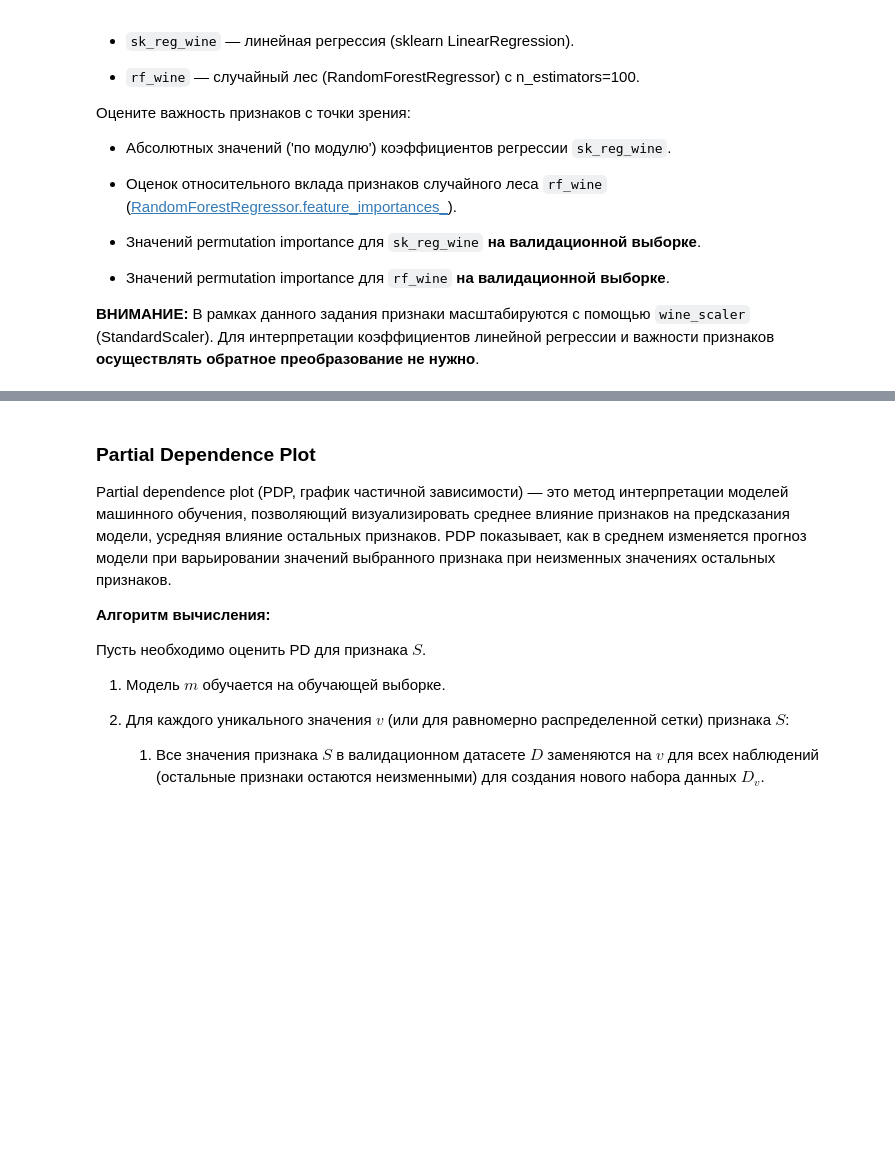
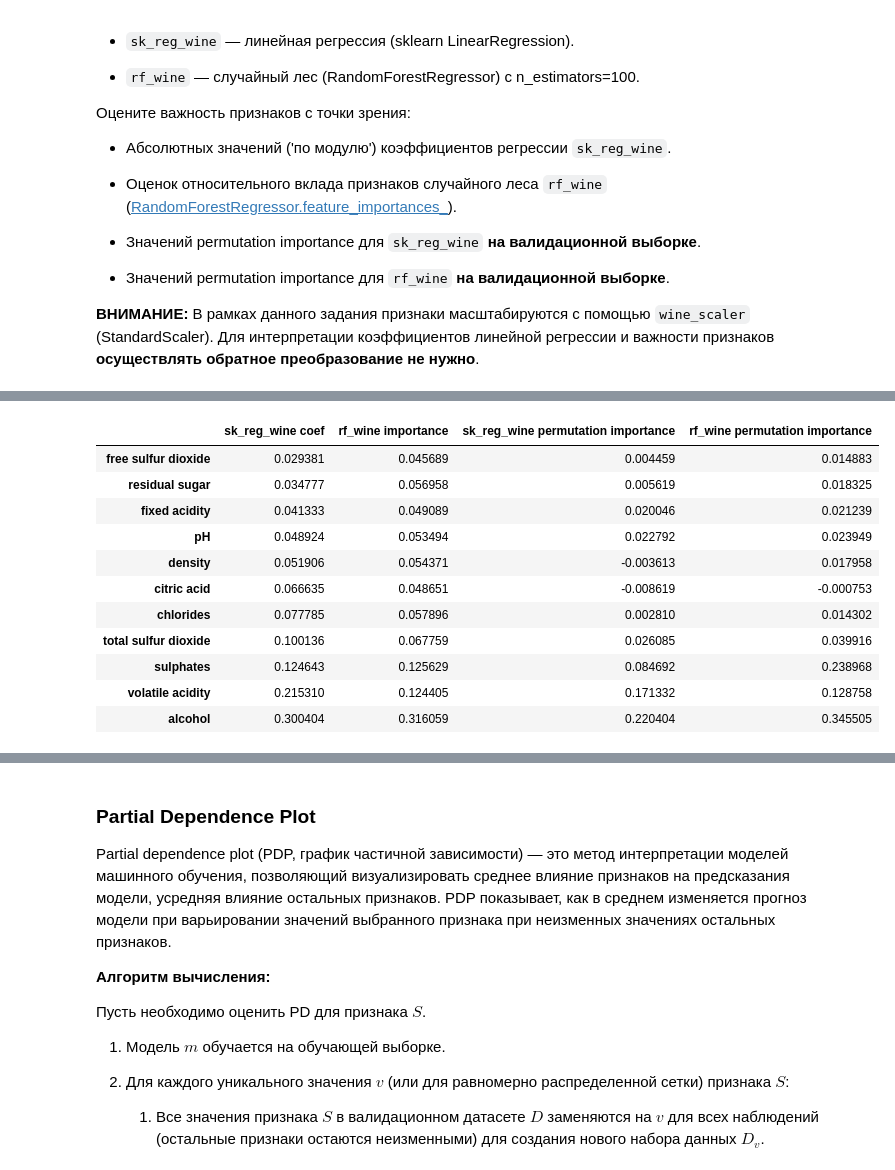
Before and after one commit to ml2me/study, a Jupyter notebook: classic_ML/7/07.Задание.ipynb, the cells around one changed output, grey strips where cells are left out. Cells and saved outputs as stored; diff of their text form; code cells hidden in the pictures; blank space fills up the shorter version.

```diff
--- a/classic_ML/7/07.Задание.ipynb
+++ b/classic_ML/7/07.Задание.ipynb
@@ -231,7 +318,7 @@ X_wine_val = ...
 # %%
 # Обучите sk_reg_wine (sklearn LinearRegression) на обучающей выборке
 
-sk_reg_wine = ...
+sk_reg_wine = LinearRegression().fit(X_wine_train, y_wine_train)
 # %%
 # Оцените важность признаков sk_reg_wine с помощью permutation importance на валидационной выборке
 # Не забудьте зафиксировать RANDOM_STATE
@@ -239,9 +326,9 @@ sk_reg_wine = ...
 n_iter = 5
 
 perm_sk_reg_wine = PermutationImportance(
-    estimator=...,
-    n_iter=...,
-    random_state=...
+    estimator=sk_reg_wine,
+    n_iter=n_iter,
+    random_state=RANDOM_STATE
 )
-...
-eli5.show_weights(perm_sk_reg_wine, feature_names=...)
+perm_sk_reg_wine.fit(X_wine_val, y_wine_val)
+eli5.show_weights(perm_sk_reg_wine, feature_names=X_wine_val.columns.tolist())
@@ -249,13 +349,17 @@ eli5.show_weights(perm_sk_reg_wine, feature_names=...)
 # Обучите rf_wine (RandomForestRegressor) на обучающей выборке с n_estimators=100
 # Не забудьте зафиксировать RANDOM_STATE
 
-rf_wine = ...
+rf_wine = RandomForestRegressor(n_estimators=100, random_state=RANDOM_STATE).fit(X_wine_train, y_wine_train)
 # %%
 # Оцените важность признаков rf_wine с помощью permutation importance на валидационной выборке
 # Не забудьте зафиксировать RANDOM_STATE
 
 n_iter = 5
 
-perm_rf_wine = ...
-
-eli5.show_weights(...)
+perm_rf_wine = PermutationImportance(
+    estimator=rf_wine,
+    n_iter=n_iter,
+    random_state=RANDOM_STATE
+)
+perm_rf_wine.fit(X_wine_val, y_wine_val)
+eli5.show_weights(perm_rf_wine, feature_names=X_wine_val.columns.tolist())
@@ -262,19 +379,32 @@ eli5.show_weights(...)
 # %%
 # Создайте DataFrame с оценками важности признаков с точки зрения:
 #   1. Абсолютных значений ('по модулю') коэффициентов регрессии sk_reg_wine
 #   2. Оценок относительного вклада признаков случайного леса rf_wine (RandomForestRegressor.feature_importances_)
 #   3. Значений permutation importance для sk_reg_wine на валидационной выборке
 #   4. Значений permutation importance для rf_wine на валидационной выборке
 
 wine_feat_importance = pd.DataFrame({
-    'sk_reg_wine coef': ...,
-    'rf_wine importance': ...,
-    'sk_reg_wine permutation importance': ...,
-    'rf_wine permutation importance': ...
+    'sk_reg_wine coef': np.abs(sk_reg_wine.coef_),
+    'rf_wine importance': rf_wine.feature_importances_,
+    'sk_reg_wine permutation importance': perm_sk_reg_wine.feature_importances_,
+    'rf_wine permutation importance': perm_rf_wine.feature_importances_
 },
 index = list(X_wine_val.columns))
 wine_feat_importance = wine_feat_importance.sort_values(by='sk_reg_wine coef')
 wine_feat_importance
+# %% [output]
+|  | sk_reg_wine coef | rf_wine importance | sk_reg_wine permutation importance | rf_wine permutation importance |
+| free sulfur dioxide | 0.029381 | 0.045689 | 0.004459 | 0.014883 |
+| residual sugar | 0.034777 | 0.056958 | 0.005619 | 0.018325 |
+| fixed acidity | 0.041333 | 0.049089 | 0.020046 | 0.021239 |
+| pH | 0.048924 | 0.053494 | 0.022792 | 0.023949 |
+| density | 0.051906 | 0.054371 | -0.003613 | 0.017958 |
+| citric acid | 0.066635 | 0.048651 | -0.008619 | -0.000753 |
+| chlorides | 0.077785 | 0.057896 | 0.002810 | 0.014302 |
+| total sulfur dioxide | 0.100136 | 0.067759 | 0.026085 | 0.039916 |
+| sulphates | 0.124643 | 0.125629 | 0.084692 | 0.238968 |
+| volatile acidity | 0.215310 | 0.124405 | 0.171332 | 0.128758 |
+| alcohol | 0.300404 | 0.316059 | 0.220404 | 0.345505 |
 # %%
 # Визуализируйте оценки важности признаков
 
```
Also changed, not shown: parts of 13 cells of this notebook.
